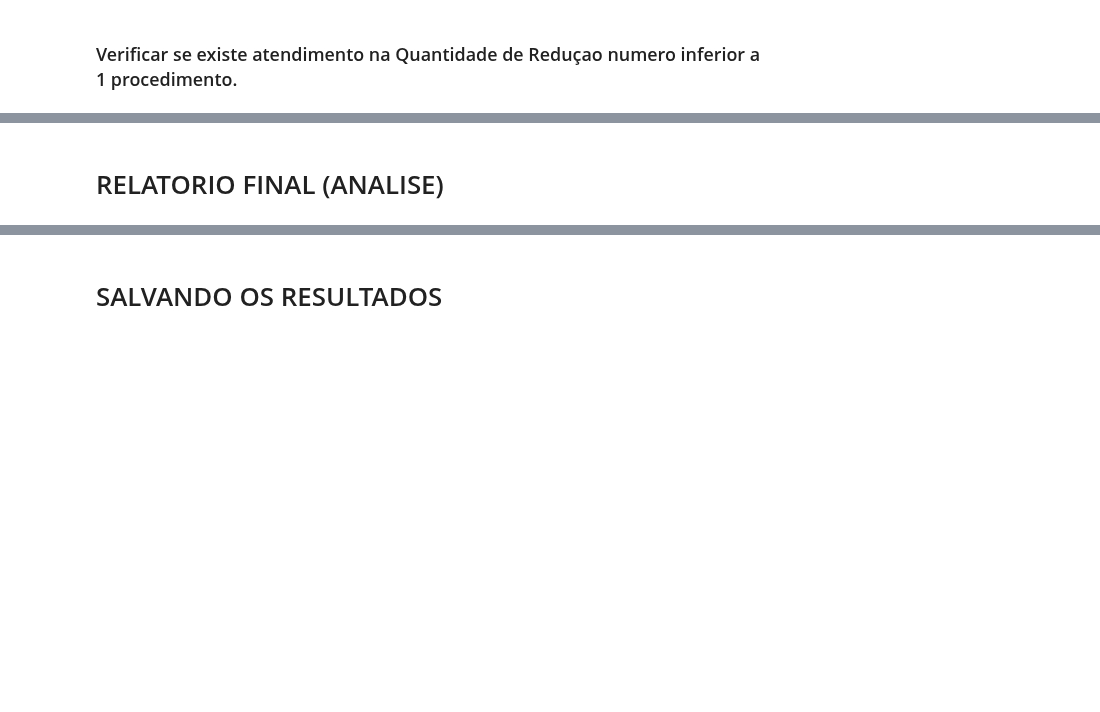
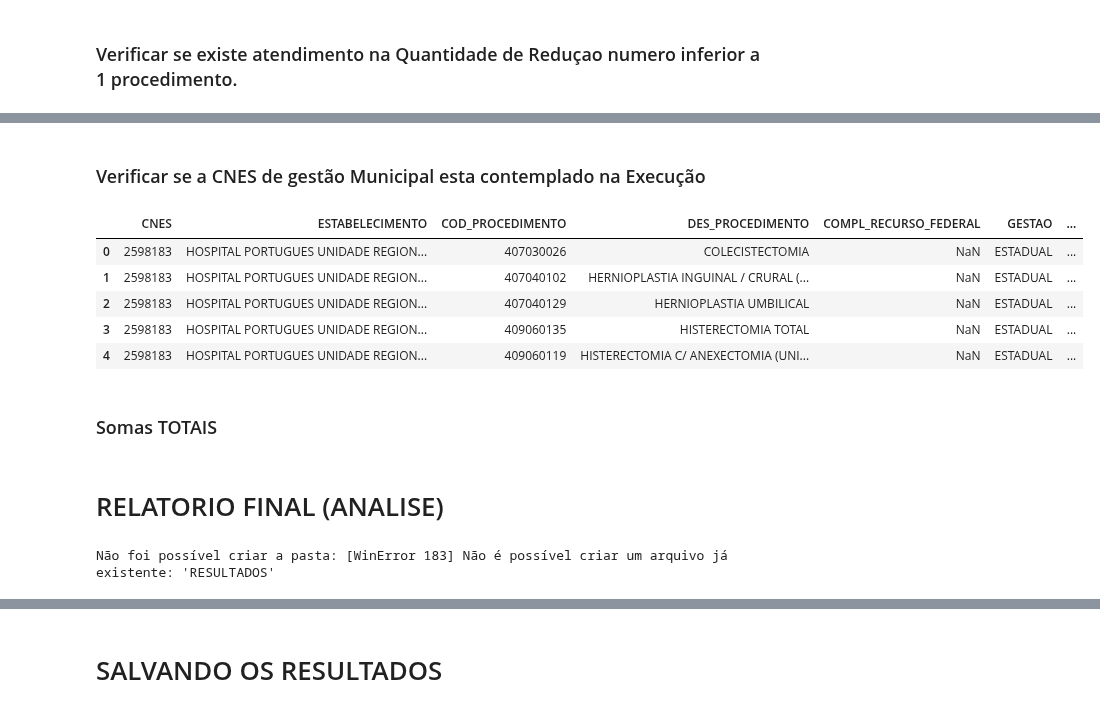
Before and after one commit to otavioaugust1/BOT_PORTARIA-90, a Jupyter notebook: validador.ipynb, the cells around one changed output, grey strips where cells are left out. Drawn from its saved outputs; the diff is of its cells as text; code cells hidden in the pictures; blank space fills up the shorter version.

```diff
--- a/validador.ipynb
+++ b/validador.ipynb
@@ -243,2 +458,20 @@ df_planilha_aba3.head() # Exibe as informações do dataframe
+# %% [markdown]
+### Verificar se a CNES de gestão Municipal esta contemplado na Execução
+# %%
+df_planilha_aba2_e = df_planilha_aba2[['CNES','GESTAO','CO_MUNICIPIO_GESTOR']] # Filtra as colunas 'CNES' e 'GESTAO' da aba 2
+df_planilha_aba2_e.drop(df_planilha_aba2_e.loc[df_planilha_aba2_e['GESTAO']!='MUNICIPAL'].index, inplace=True) # Remove as linhas que possuem gestão municipal
+df_planilha_aba2_e = df_planilha_aba2_e.drop_duplicates() # Remove as linhas duplicadas
+df_planilha_aba2_e['CNES GESTÃO MUNIC_X EXECUÇÃO'] = np.where(df_planilha_aba2_e['CO_MUNICIPIO_GESTOR'].isin(df_planilha_aba3['CODIGO GESTOR']), '-','NÃO') # Verifica se o CNES da aba 2 está na aba 3
+df_planilha_aba2 = df_planilha_aba2.merge(df_planilha_aba2_e[['CNES','CNES GESTÃO MUNIC_X EXECUÇÃO']], on='CNES', how='left') # Realiza o merge das duas planilhas
+df_planilha_aba2.head ()
+# %% [output]
+|  | CNES | ESTABELECIMENTO | COD_PROCEDIMENTO | DES_PROCEDIMENTO | COMPL_RECURSO_FEDERAL | GESTAO | ... |
+| 0 | 2598183 | HOSPITAL PORTUGUES UNIDADE REGION... | 407030026 | COLECISTECTOMIA | NaN | ESTADUAL | ... |
+| 1 | 2598183 | HOSPITAL PORTUGUES UNIDADE REGION... | 407040102 | HERNIOPLASTIA INGUINAL / CRURAL (... | NaN | ESTADUAL | ... |
+| 2 | 2598183 | HOSPITAL PORTUGUES UNIDADE REGION... | 407040129 | HERNIOPLASTIA UMBILICAL | NaN | ESTADUAL | ... |
+| 3 | 2598183 | HOSPITAL PORTUGUES UNIDADE REGION... | 409060135 | HISTERECTOMIA TOTAL | NaN | ESTADUAL | ... |
+| 4 | 2598183 | HOSPITAL PORTUGUES UNIDADE REGION... | 409060119 | HISTERECTOMIA C/ ANEXECTOMIA (UNI... | NaN | ESTADUAL | ... |
+# %% [markdown]
+### Somas TOTAIS
 # %%
 diferenca = valor_portaria - valor_total # Calcula a diferença entre o valor da portaria e o valor total
@@ -247,5 +479,15 @@ print(diferenca)
 # %% [markdown]
 # RELATORIO FINAL (ANALISE)
+# %%
+caminho_nova_pasta = "RESULTADOS"
+
+try:
+    os.mkdir(caminho_nova_pasta)
+    print("Pasta criada com sucesso!")
+except OSError as erro:
+    print(f"Não foi possível criar a pasta: {erro}")
+# %% [output]
+Não foi possível criar a pasta: [WinError 183] Não é possível criar um arquivo já existente: 'RESULTADOS'
 # %%
 df_planilha = os.path.splitext(os.path.basename(df_planilha))[0] # Pega o nome do arquivo sem a extensão
 file_nome = df_planilha.split('/')[-1] # Pega o nome do arquivo
```
Also changed, not shown: parts of 47 cells of this notebook, 1 other file.
